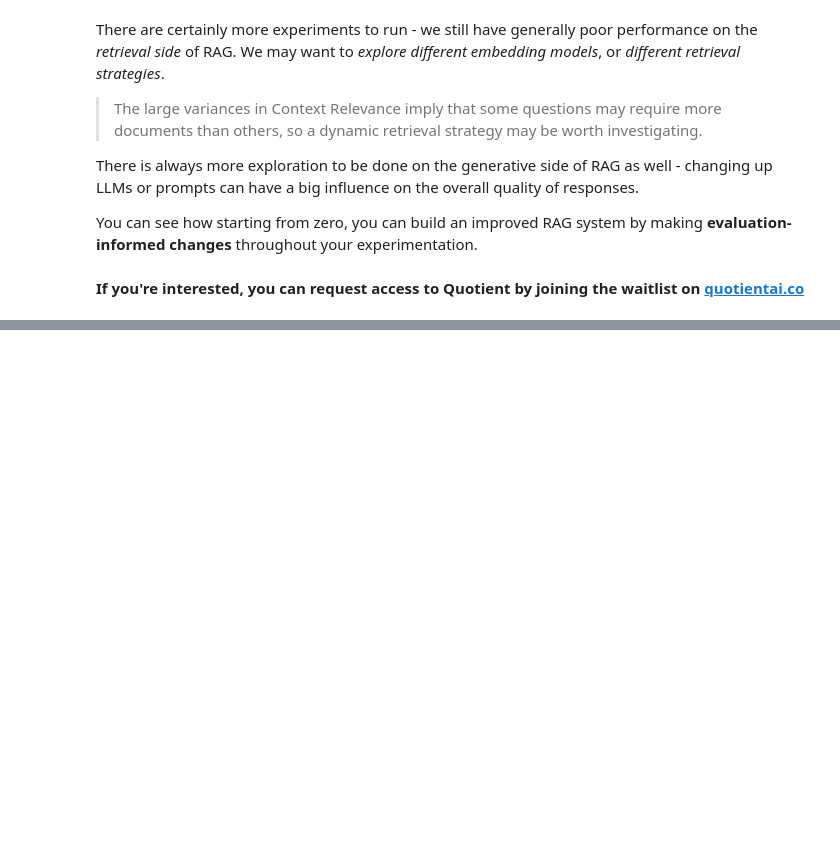
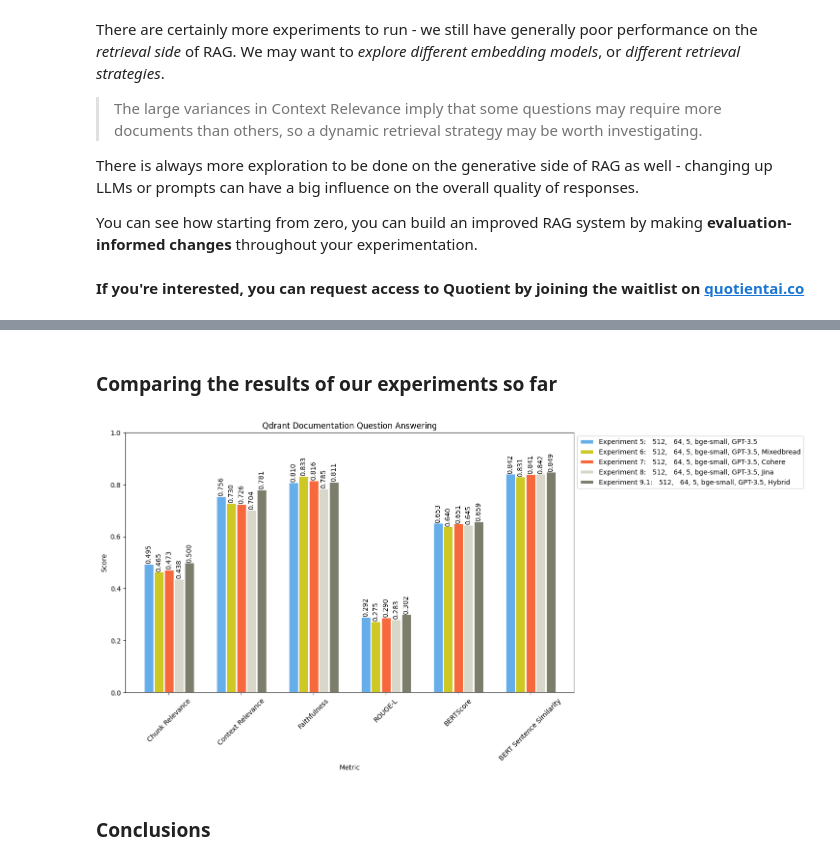
Before and after one commit to qdrant/qdrant-rag-eval, a Jupyter notebook: workshop-rag-eval-qdrant-quotient/notebook/quotient_qdrant_rag_eval_with_reranker.ipynb, the cells around one changed output, grey strips where cells are left out. Saved outputs shown, nothing was run; the diff lists cells and outputs as text; code cells hidden in the pictures; blank space fills up the shorter version.

```diff
--- a/workshop-rag-eval-qdrant-quotient/notebook/quotient_qdrant_rag_eval_with_reranker.ipynb
+++ b/workshop-rag-eval-qdrant-quotient/notebook/quotient_qdrant_rag_eval_with_reranker.ipynb
@@ -953,0 +1266,9 @@ You can see how starting from zero, you can build an improved RAG system by maki
+# %%
+HYBRID_FACTOR=0.4
+
+experiment_9 = run_eval(eval_df,
+                        collection_name=COLLECTION_NAME,
+                        doc_retrieval_function=get_hybrid_documents,
+                        recipe_id=recipe_gpt['id'],
+                        num_docs=num_docs,
+                        path=f"{COLLECTION_NAME}_{num_docs}_hybrid_gpt.csv")
@@ -953,0 +1291,27 @@ You can see how starting from zero, you can build an improved RAG system by maki
+# %% [markdown]
+### **Comparing the results of our experiments so far**
+# %%
+exp9 = ['Experiment 9.1:   512,   64, 5, bge-small, GPT-3.5, Hybrid'] + experiment_9[main_metrics].describe().loc['mean'].to_list()
+
+stats = pd.DataFrame([exp5, exp6, exp7, exp8, exp9], columns=['experiment']+main_metrics)
+stats = pd.pivot_table(stats, columns='experiment')
+stats = stats.loc[["Chunk Relevance","Context Relevance","Faithfulness","ROUGE-L","BERTScore","BERT Sentence Similarity"]]
+
+ax1 = stats.plot(kind='bar',
+                 figsize=(12,7),
+                 width=0.7, edgecolor="w", linewidth=2,
+                 ylim=[0,1],
+                 xlabel='Metric',
+                 ylabel="Score",
+                 title="Qdrant Documentation Question Answering",
+                 color=["#65AEEA","#CEC825","#F7693C","#D8D7CA","#7D7D6C"])
+
+ax1.legend(loc='upper left', bbox_to_anchor=(1, 1))
+ax1.tick_params(axis='x', rotation=45)
+
+for container in ax1.containers:
+  ax1.bar_label(container, fmt='%.3f', rotation=90)
+# %% [output]
+[figure, added]
+# %% [markdown]
+### **Conclusions**
```
Also changed, not shown: parts of 35 cells of this notebook, 1 other file.
